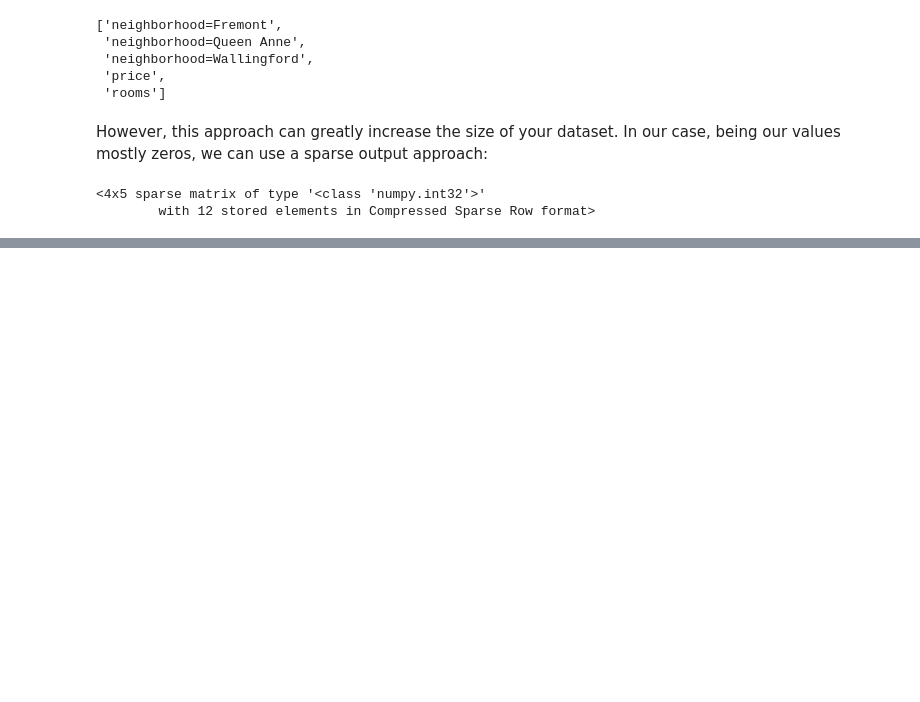
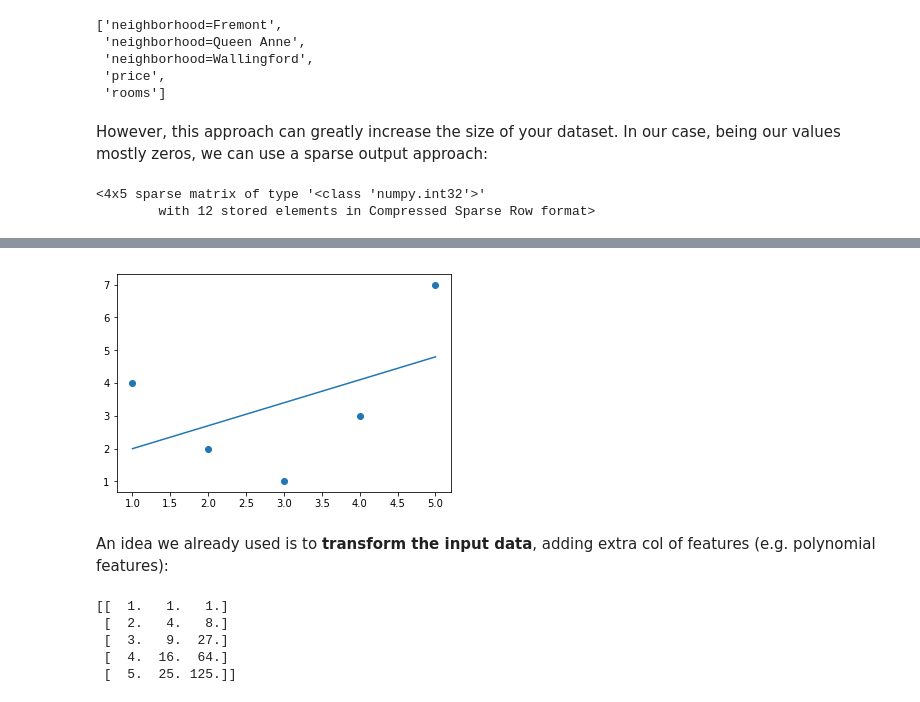
Before and after one commit to GiuseppeBaldini/Python-DS-Handbook, a Jupyter notebook: 5.Machine_Learning/05.04 - Feature Engineering.ipynb, the cells around one changed output, grey strips where cells are left out. Drawn from its saved outputs; the diff is of its cells as text; code cells hidden in the pictures; blank space fills up the shorter version.

```diff
--- a/5.Machine_Learning/05.04 - Feature Engineering.ipynb
+++ b/5.Machine_Learning/05.04 - Feature Engineering.ipynb
@@ -59,0 +121,23 @@ vec.fit_transform(data)
+# %%
+# linear regression on these? Not enough
+from sklearn.linear_model import LinearRegression
+X = x[:, np.newaxis]
+model = LinearRegression().fit(X, y)
+yfit = model.predict(X)
+plt.scatter(x, y)
+plt.plot(x, yfit);
+# %% [output]
+[figure, added]
+# %% [markdown]
+An idea we already used is to **transform the input data**, adding extra col of features (e.g. polynomial features):
+# %%
+from sklearn.preprocessing import PolynomialFeatures
+poly = PolynomialFeatures(degree=3, include_bias=False)
+X2 = poly.fit_transform(X)
+print(X2)
+# %% [output]
+[[  1.   1.   1.]
+ [  2.   4.   8.]
+ [  3.   9.  27.]
+ [  4.  16.  64.]
+ [  5.  25. 125.]]
```
Also changed, not shown: parts of 20 cells of this notebook.
